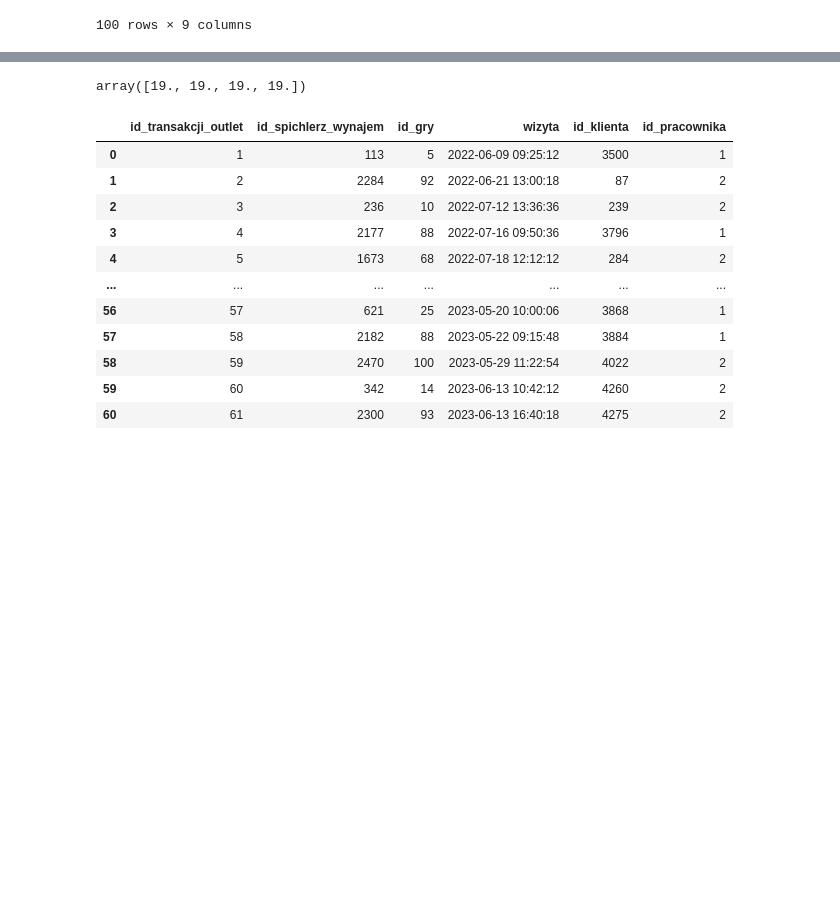
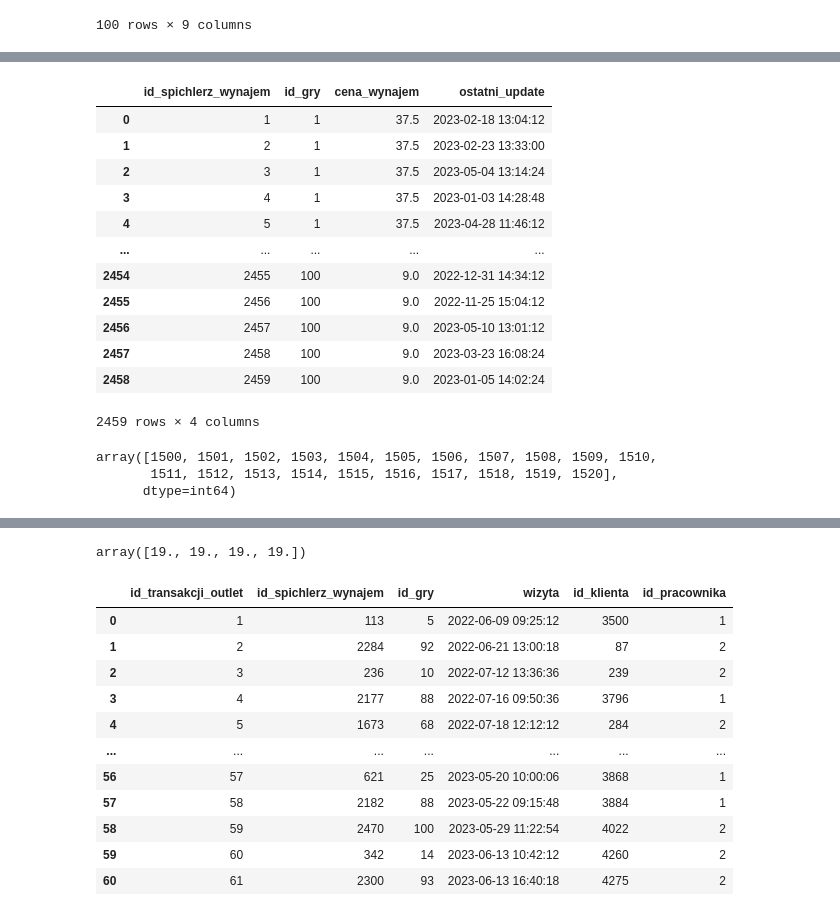
Before and after one commit to tashiamuffin/Cybermachina_26, a Jupyter notebook: F_tabela.ipynb, the cells around one changed output, grey strips where cells are left out. Drawn from its saved outputs; the diff is of its cells as text; code cells hidden in the pictures; blank space fills up the shorter version.

```diff
--- a/F_tabela.ipynb
+++ b/F_tabela.ipynb
@@ -408,3 +408,26 @@ spichlerz_sklep = tab[2]
 wynajem = tab[3]
 sklep = tab[4]
 outlet = tab[5]
+# %%
+spichlerz_wynajem
+# %% [output]
+|  | id_spichlerz_wynajem | id_gry | cena_wynajem | ostatni_update |
+| 0 | 1 | 1 | 37.5 | 2023-02-18 13:04:12 |
+| 1 | 2 | 1 | 37.5 | 2023-02-23 13:33:00 |
+| 2 | 3 | 1 | 37.5 | 2023-05-04 13:14:24 |
+| 3 | 4 | 1 | 37.5 | 2023-01-03 14:28:48 |
+| 4 | 5 | 1 | 37.5 | 2023-04-28 11:46:12 |
+| ... | ... | ... | ... | ... |
+| 2454 | 2455 | 100 | 9.0 | 2022-12-31 14:34:12 |
+| 2455 | 2456 | 100 | 9.0 | 2022-11-25 15:04:12 |
+| 2456 | 2457 | 100 | 9.0 | 2023-05-10 13:01:12 |
+| 2457 | 2458 | 100 | 9.0 | 2023-03-23 16:08:24 |
+| 2458 | 2459 | 100 | 9.0 | 2023-01-05 14:02:24 |
+2459 rows × 4 columns
+# %%
+id_wynajem = np.array(spichlerz_wynajem[spichlerz_wynajem['id_gry']==62]['id_spichlerz_wynajem'])
+id_wynajem
+# %% [output]
+array([1500, 1501, 1502, 1503, 1504, 1505, 1506, 1507, 1508, 1509, 1510,
+       1511, 1512, 1513, 1514, 1515, 1516, 1517, 1518, 1519, 1520],
+      dtype=int64)
```
Also changed, not shown: parts of 8 cells of this notebook.
